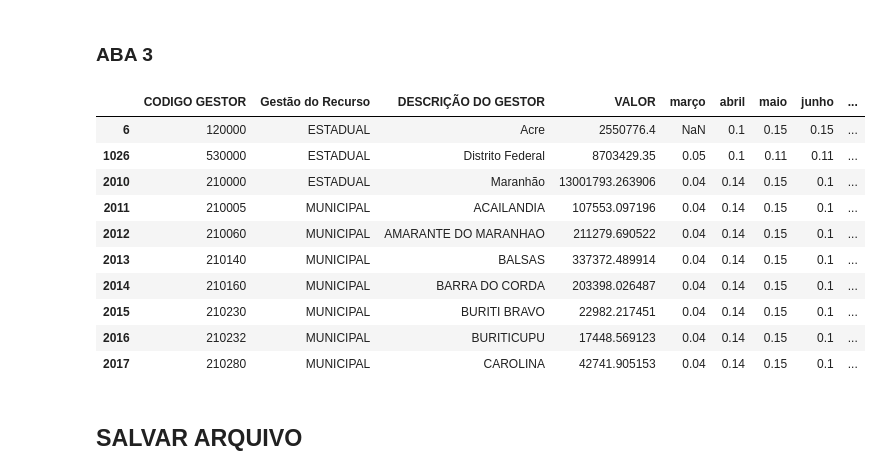
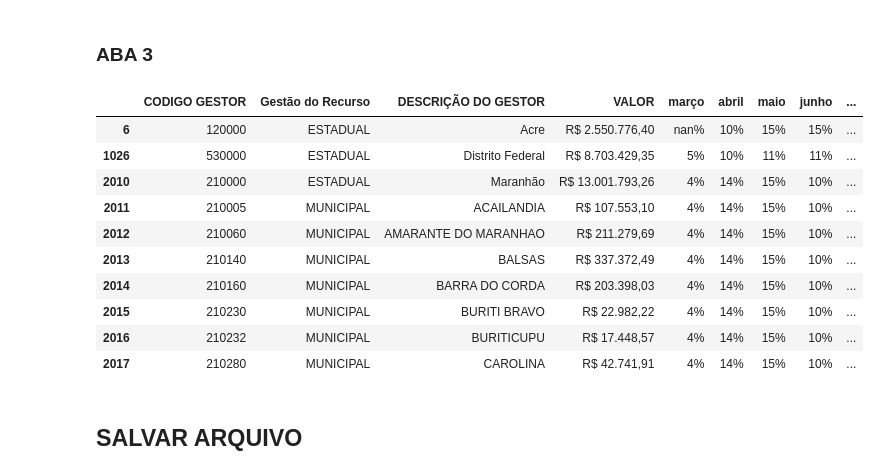
Before and after one commit to otavioaugust1/CONSOLIDACAO_PORTARIA_90, a Jupyter notebook: consolidar.ipynb, the cells around one changed output. Drawn from its saved outputs; the diff is of its cells as text; code cells hidden in the pictures.

```diff
--- a/consolidar.ipynb
+++ b/consolidar.ipynb
@@ -142,27 +147,30 @@ df_planilha_aba3 = pd.concat(dfs_dict.values(), ignore_index=True)
 # %%
 df_planilha_aba3.rename(columns={'Distribuição e Cronograma da Execução do Recurso Financeiro':'CODIGO GESTOR','Unnamed: 1':'Gestão do Recurso','Unnamed: 2':'DESCRIÇÃO DO GESTOR','Unnamed: 3':'VALOR',
                                  'Unnamed: 4':'março','Unnamed: 5':'abril','Unnamed: 6':'maio','Unnamed: 7':'junho','Unnamed: 8':'julho','Unnamed: 9':'agosto','Unnamed: 10':'setembro','Unnamed: 11':'outubro',
                                  'Unnamed: 12':'novembro','Unnamed: 13':'dezembro','Unnamed: 14':'% TOTAL','SQ (CODIGO Interno':'SQ (CODIGO Interno'}, inplace=True)
 
 df_planilha_aba3.drop(df_planilha_aba3.index[0:6], inplace=True) # Remove as 5 primeiras linhas do arquivo
 df_planilha_aba3.dropna(subset=['CODIGO GESTOR'], inplace=True) # Exclui as linhas que não possuem valor na coluna 'PROCEDIMENTO CIRÚRGICO'
 df_planilha_aba3.drop(df_planilha_aba3[df_planilha_aba3['CODIGO GESTOR'] == 'CODIGO GESTOR'].index, inplace=True) # Exclui as linhas que possuem valor 'TOTAL' na coluna 'PROCEDIMENTO CIRÚRGICO'
 df_planilha_aba3.dropna(subset=['% TOTAL'], inplace=True) # Exclui as linhas que não possuem valor na coluna 'PROCEDIMENTO CIRÚRGICO'
 df_planilha_aba3.dropna(subset=['DESCRIÇÃO DO GESTOR'], inplace=True) # Exclui as linhas que não possuem valor na coluna 'PROCEDIMENTO CIRÚRGICO'
+df_planilha_aba3['VALOR'] = df_planilha_aba3['VALOR'].map(lambda x: locale.currency(float(x), grouping=True)) # Formata a coluna 'VALOR' para moeda
 
+cols = ["março", "abril", "maio", "junho", "julho", "agosto", "setembro", "outubro", "novembro", "dezembro", "% TOTAL"] # Define as colunas que serão formatadas
+df_planilha_aba3[cols] = df_planilha_aba3[cols].applymap(lambda x: '{:.0%}'.format(float(x))) # Formata as colunas para porcentagem
 df_planilha_aba3.head(10) # Exibe as 5 primeiras linhas do arquivo
 # %% [output]
 |  | CODIGO GESTOR | Gestão do Recurso | DESCRIÇÃO DO GESTOR | VALOR | março | abril | maio | junho | ... |
-| 6 | 120000 | ESTADUAL | Acre | 2550776.4 | NaN | 0.1 | 0.15 | 0.15 | ... |
-| 1026 | 530000 | ESTADUAL | Distrito Federal | 8703429.35 | 0.05 | 0.1 | 0.11 | 0.11 | ... |
-| 2010 | 210000 | ESTADUAL | Maranhão | 13001793.263906 | 0.04 | 0.14 | 0.15 | 0.1 | ... |
-| 2011 | 210005 | MUNICIPAL | ACAILANDIA | 107553.097196 | 0.04 | 0.14 | 0.15 | 0.1 | ... |
-| 2012 | 210060 | MUNICIPAL | AMARANTE DO MARANHAO | 211279.690522 | 0.04 | 0.14 | 0.15 | 0.1 | ... |
-| 2013 | 210140 | MUNICIPAL | BALSAS | 337372.489914 | 0.04 | 0.14 | 0.15 | 0.1 | ... |
-| 2014 | 210160 | MUNICIPAL | BARRA DO CORDA | 203398.026487 | 0.04 | 0.14 | 0.15 | 0.1 | ... |
-| 2015 | 210230 | MUNICIPAL | BURITI BRAVO | 22982.217451 | 0.04 | 0.14 | 0.15 | 0.1 | ... |
-| 2016 | 210232 | MUNICIPAL | BURITICUPU | 17448.569123 | 0.04 | 0.14 | 0.15 | 0.1 | ... |
-| 2017 | 210280 | MUNICIPAL | CAROLINA | 42741.905153 | 0.04 | 0.14 | 0.15 | 0.1 | ... |
+| 6 | 120000 | ESTADUAL | Acre | R$ 2.550.776,40 | nan% | 10% | 15% | 15% | ... |
+| 1026 | 530000 | ESTADUAL | Distrito Federal | R$ 8.703.429,35 | 5% | 10% | 11% | 11% | ... |
+| 2010 | 210000 | ESTADUAL | Maranhão | R$ 13.001.793,26 | 4% | 14% | 15% | 10% | ... |
+| 2011 | 210005 | MUNICIPAL | ACAILANDIA | R$ 107.553,10 | 4% | 14% | 15% | 10% | ... |
+| 2012 | 210060 | MUNICIPAL | AMARANTE DO MARANHAO | R$ 211.279,69 | 4% | 14% | 15% | 10% | ... |
+| 2013 | 210140 | MUNICIPAL | BALSAS | R$ 337.372,49 | 4% | 14% | 15% | 10% | ... |
+| 2014 | 210160 | MUNICIPAL | BARRA DO CORDA | R$ 203.398,03 | 4% | 14% | 15% | 10% | ... |
+| 2015 | 210230 | MUNICIPAL | BURITI BRAVO | R$ 22.982,22 | 4% | 14% | 15% | 10% | ... |
+| 2016 | 210232 | MUNICIPAL | BURITICUPU | R$ 17.448,57 | 4% | 14% | 15% | 10% | ... |
+| 2017 | 210280 | MUNICIPAL | CAROLINA | R$ 42.741,91 | 4% | 14% | 15% | 10% | ... |
 # %% [markdown]
 ## SALVAR ARQUIVO
 # %% [markdown]
```
Also changed, not shown: parts of 2 cells of this notebook.
